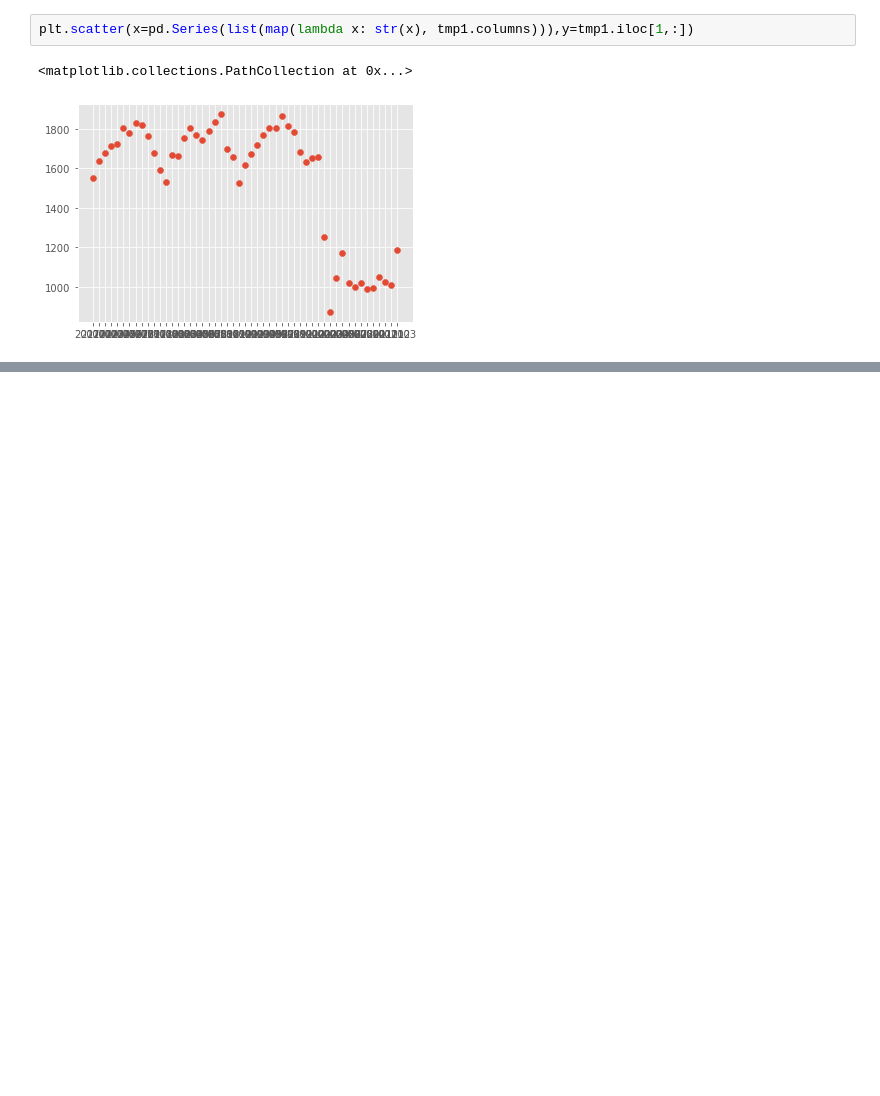
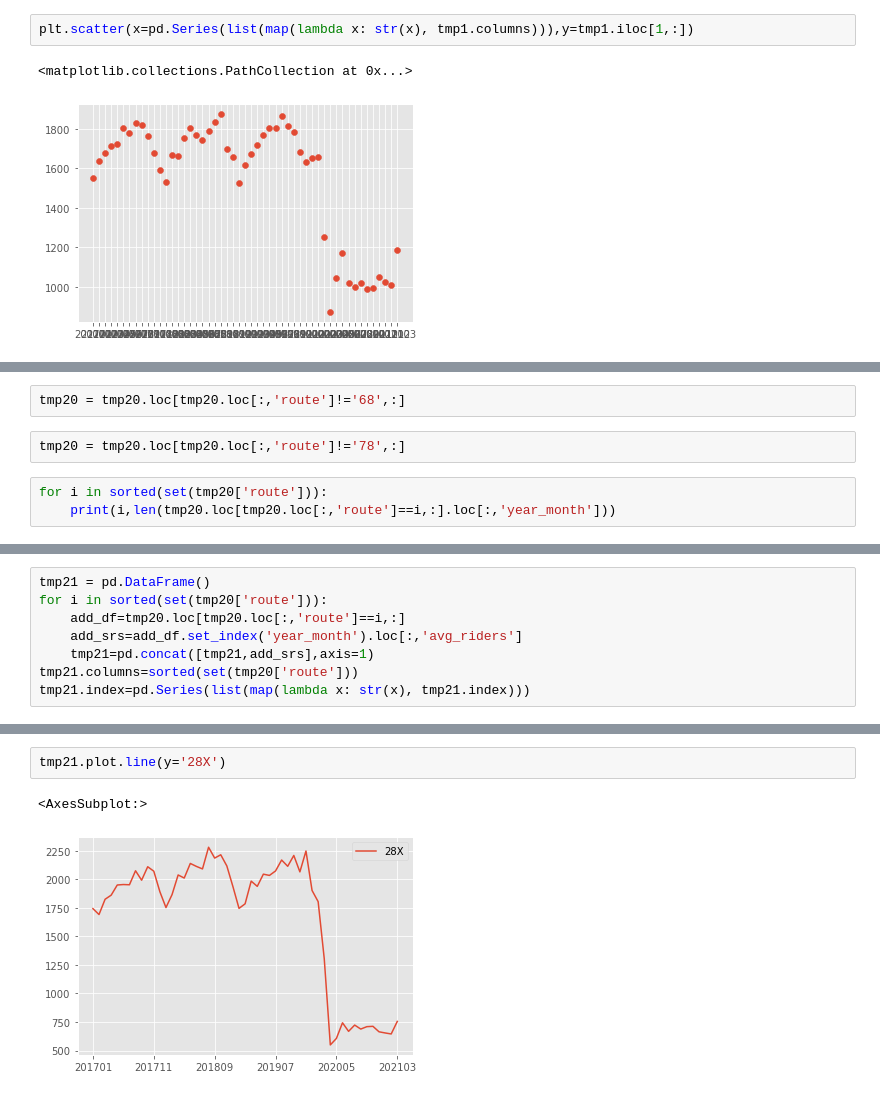
Before and after one commit to gopalsharath/pitt-bus-ridership, a Jupyter notebook: Project 1 Sharath.v1.ipynb, the cells around one changed output, grey strips where cells are left out. Drawn from its saved outputs; the diff is of its cells as text; blank space fills up the shorter version.

```diff
--- a/Project 1 Sharath.v1.ipynb
+++ b/Project 1 Sharath.v1.ipynb
@@ -788,0 +1047,7 @@ pd.Series(list(map(lambda x: str(x), tmp1.columns)))
+# %%
+tmp20 = tmp20.loc[tmp20.loc[:,'route']!='68',:]
+# %%
+tmp20 = tmp20.loc[tmp20.loc[:,'route']!='78',:]
+# %%
+for i in sorted(set(tmp20['route'])):
+    print(i,len(tmp20.loc[tmp20.loc[:,'route']==i,:].loc[:,'year_month']))
@@ -788,0 +1088,8 @@ pd.Series(list(map(lambda x: str(x), tmp1.columns)))
+# %%
+tmp21 = pd.DataFrame()
+for i in sorted(set(tmp20['route'])):
+    add_df=tmp20.loc[tmp20.loc[:,'route']==i,:]
+    add_srs=add_df.set_index('year_month').loc[:,'avg_riders']
+    tmp21=pd.concat([tmp21,add_srs],axis=1)
+tmp21.columns=sorted(set(tmp20['route']))
+tmp21.index=pd.Series(list(map(lambda x: str(x), tmp21.index)))
@@ -788,0 +1117,5 @@ pd.Series(list(map(lambda x: str(x), tmp1.columns)))
+# %%
+tmp21.plot.line(y='28X')
+# %% [output]
+<AxesSubplot:>
+[figure, added]
```
Also changed, not shown: parts of 47 cells of this notebook, 2 other files.
